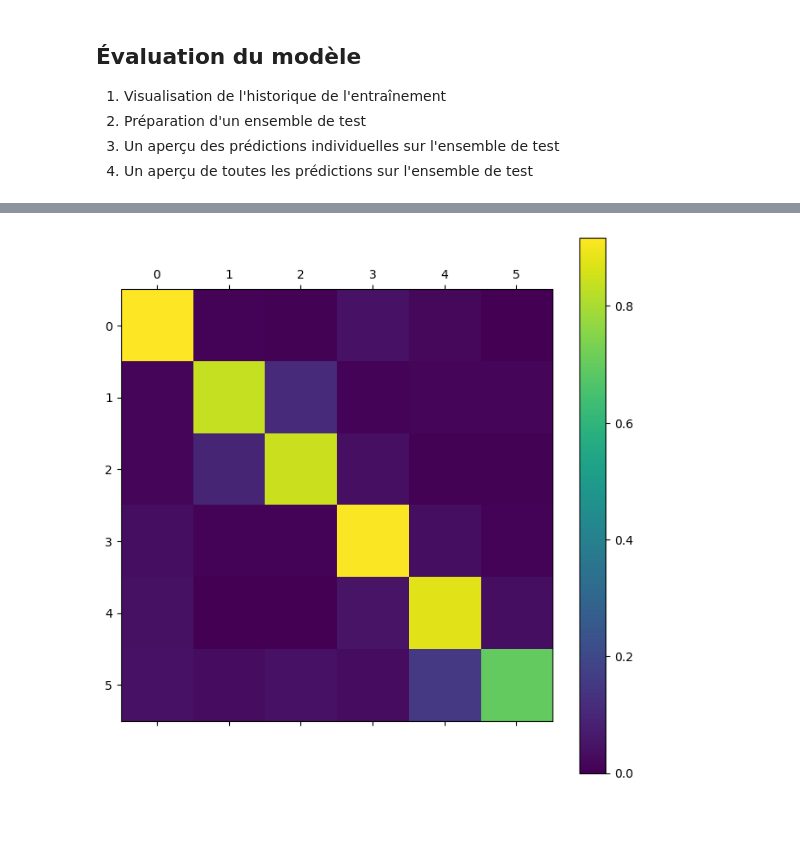
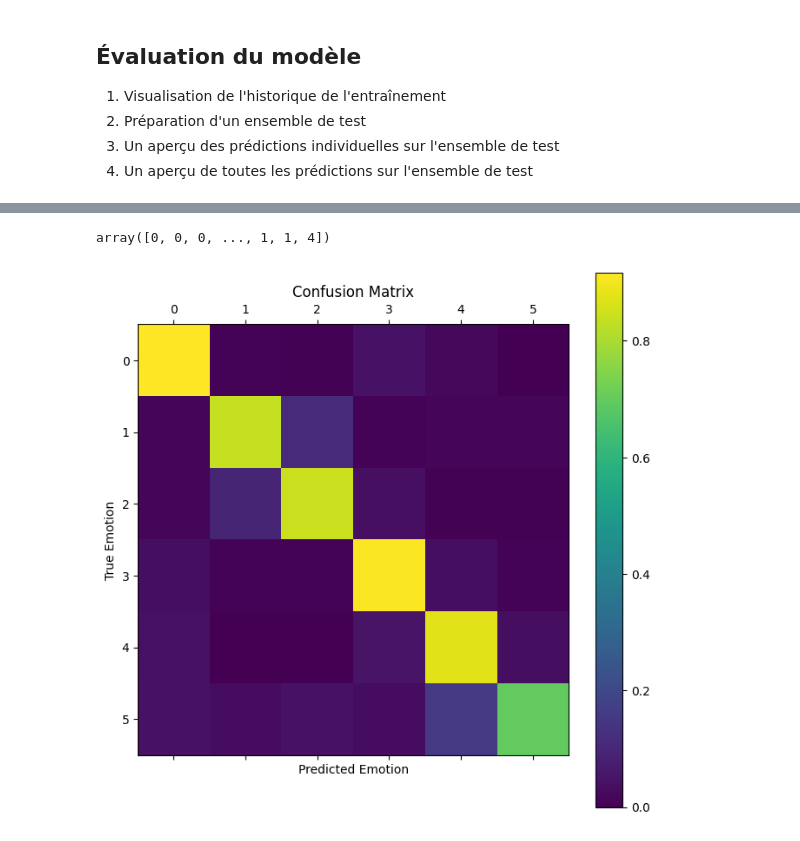
Before and after one commit to Mouados-byte/tweet_emotion_recognition, a Jupyter notebook: Tweet_Emotion_Recognition_Learner.ipynb, the cells around one changed output, grey strips where cells are left out. Saved outputs shown, nothing was run; the diff lists cells and outputs as text; code cells hidden in the pictures.

```diff
--- a/Tweet_Emotion_Recognition_Learner.ipynb
+++ b/Tweet_Emotion_Recognition_Learner.ipynb
@@ -332,7 +321,26 @@ Predicted Emotion : fear
 # %%
 predictions = model.predict(test_sequences)
 predicted_classes = np.argmax(predictions, axis=1)
+string_predicted_classes = [classes_string[p] for p in predicted_classes]
+# %% [output]
+array([0, 0, 0, ..., 1, 1, 4])
-# %%
-show_confusion_matrix(test_labels, predicted_classes, list(classes))
-# %% [output]
-[figure, removed]
+# %%
+from sklearn.metrics import confusion_matrix
+def show_confusion_matrix(y_true, y_pred, classes):
+
+  cm = confusion_matrix(y_true, y_pred, normalize='true')
+
+  plt.figure(figsize=(8, 8))
+  sp = plt.subplot(1, 1, 1)
+  ctx = sp.matshow(cm)
+  plt.xticks(list(range(0, len(classes))), labels=classes)
+  plt.yticks(list(range(0, len(classes))), labels=classes)
+  plt.colorbar(ctx)
+  plt.title("Confusion Matrix")
+  plt.xlabel("Predicted Emotion")
+  plt.ylabel("True Emotion")
+  plt.show()
+
+show_confusion_matrix(test_labels, predicted_classes, list(classes))
+# %% [output]
+[figure, added]
```
Also changed, not shown: parts of 17 cells of this notebook.
